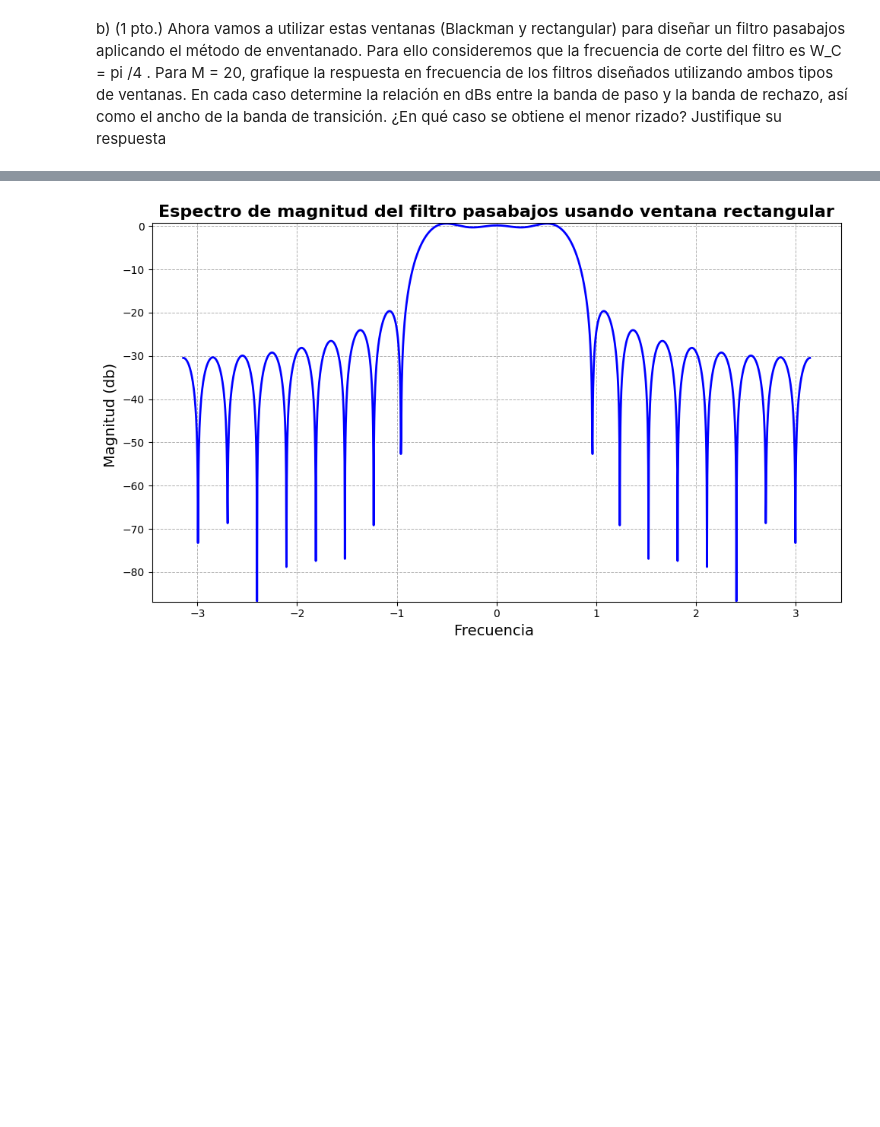
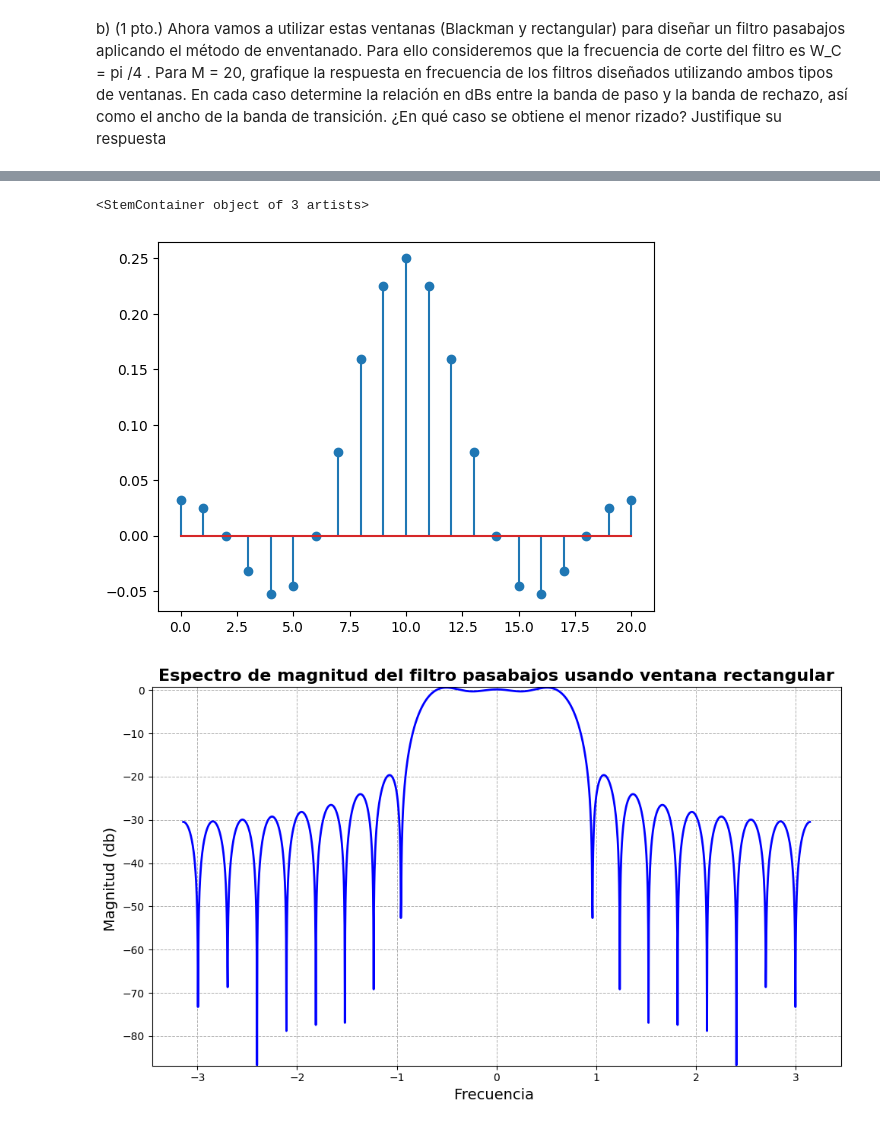
Before and after one commit to ExampleToFollow/PracticasPDS, a Jupyter notebook: ExamenParcial/Examen_parcial_20213704.ipynb, the cells around one changed output, grey strips where cells are left out. Saved outputs shown, nothing was run; the diff lists cells and outputs as text; code cells hidden in the pictures; blank space fills up the shorter version.

```diff
--- a/ExamenParcial/Examen_parcial_20213704.ipynb
+++ b/ExamenParcial/Examen_parcial_20213704.ipynb
@@ -195,3 +195,8 @@ plt.show()
+# %%
+plt.stem(h)
+# %% [output]
+<StemContainer object of 3 artists>
+[figure, added]
 # %%
 freq =  np.linspace(-1*np.pi , np.pi , 2048)
 plt.figure(figsize=(10, 6))
```
Also changed, not shown: parts of 1 cell of this notebook, 1 other file.
